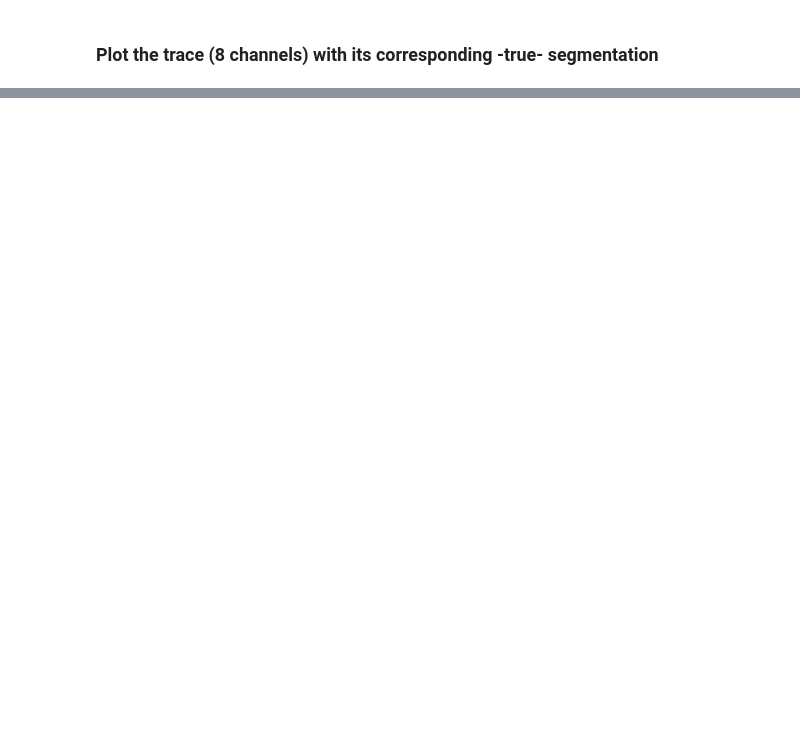
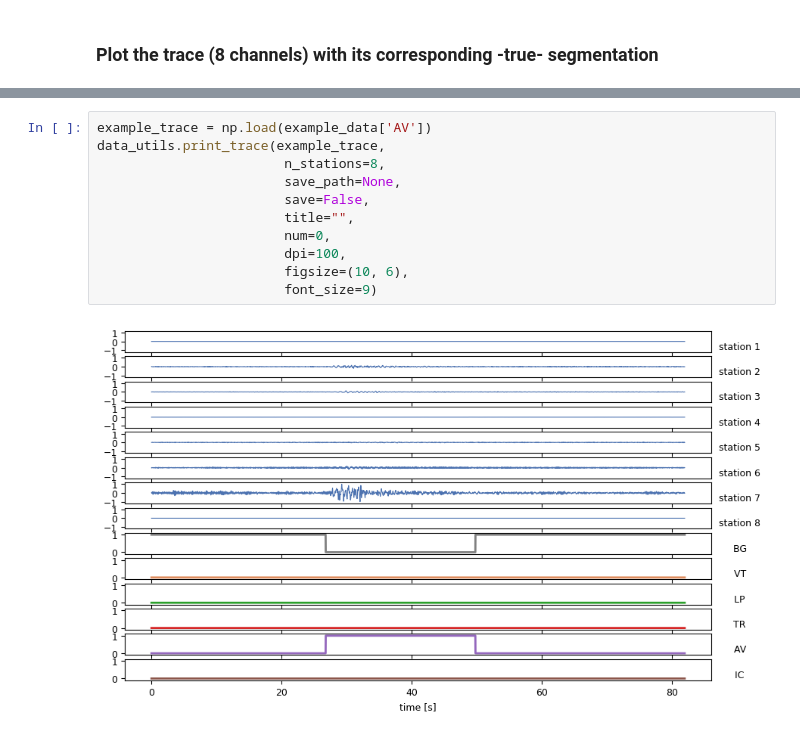
Before and after one commit to camilo-espinosa/volcano-seismic-segmentation, a Jupyter notebook: examples/explore_data.ipynb, the cells around one changed output, grey strips where cells are left out. Drawn from its saved outputs; the diff is of its cells as text; blank space fills up the shorter version.

```diff
--- a/examples/explore_data.ipynb
+++ b/examples/explore_data.ipynb
@@ -38,0 +73,13 @@ data_utils.print_trace(example_trace)
+# %%
+example_trace = np.load(example_data['AV'])
+data_utils.print_trace(example_trace,
+                        n_stations=8,
+                        save_path=None,
+                        save=False,
+                        title="",
+                        num=0,
+                        dpi=100,
+                        figsize=(10, 6),
+                        font_size=9)
+# %% [output]
+[figure, added]
```
Also changed, not shown: parts of 9 cells of this notebook, 2 other files.
